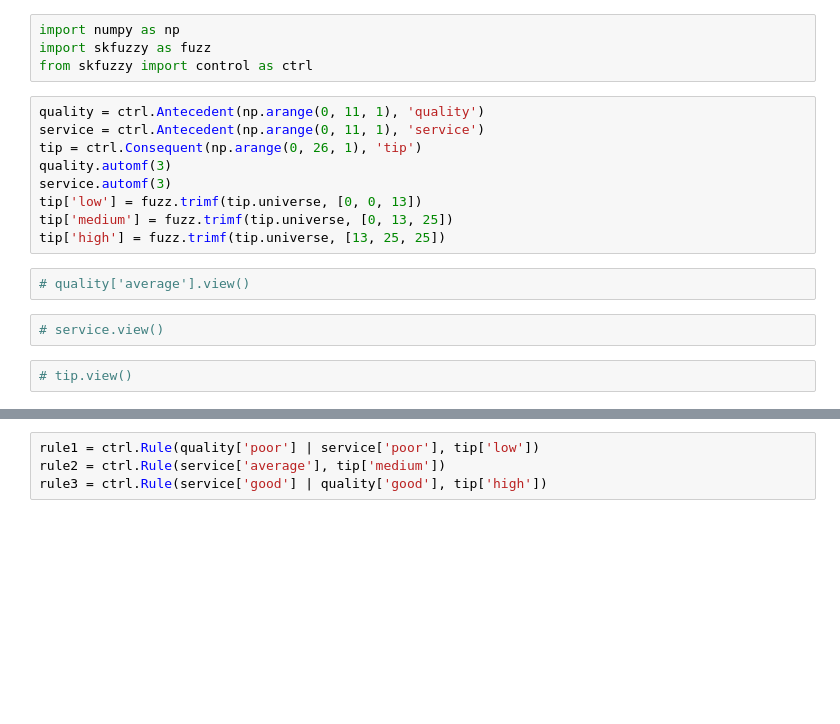
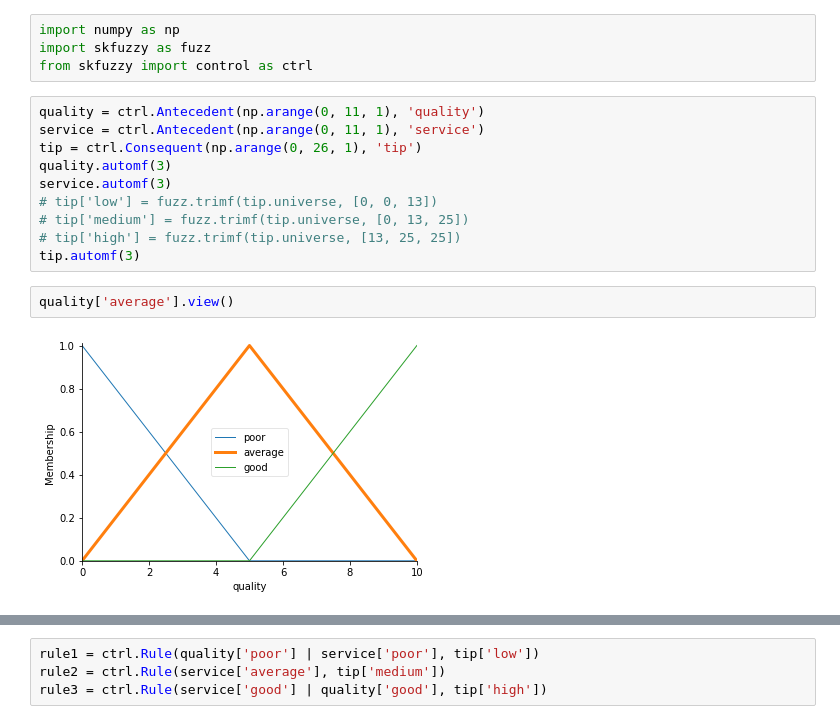
Before and after one commit to narayananveswar/fuzzy_system, a Jupyter notebook: control_system.ipynb, the cells around one changed output, grey strips where cells are left out. Cells and saved outputs as stored; diff of their text form; blank space fills up the shorter version.

```diff
--- a/control_system.ipynb
+++ b/control_system.ipynb
@@ -8,12 +8,11 @@ service = ctrl.Antecedent(np.arange(0, 11, 1), 'service')
 tip = ctrl.Consequent(np.arange(0, 26, 1), 'tip')
 quality.automf(3)
 service.automf(3)
-tip['low'] = fuzz.trimf(tip.universe, [0, 0, 13])
-tip['medium'] = fuzz.trimf(tip.universe, [0, 13, 25])
-tip['high'] = fuzz.trimf(tip.universe, [13, 25, 25])
+# tip['low'] = fuzz.trimf(tip.universe, [0, 0, 13])
+# tip['medium'] = fuzz.trimf(tip.universe, [0, 13, 25])
+# tip['high'] = fuzz.trimf(tip.universe, [13, 25, 25])
+tip.automf(3)
 # %%
-# quality['average'].view()
+quality['average'].view()
+# %% [output]
+[figure, added]
-# %%
-# service.view()
-# %%
-# tip.view()
```
Also changed, not shown: parts of 4 cells of this notebook, 4 other files.
